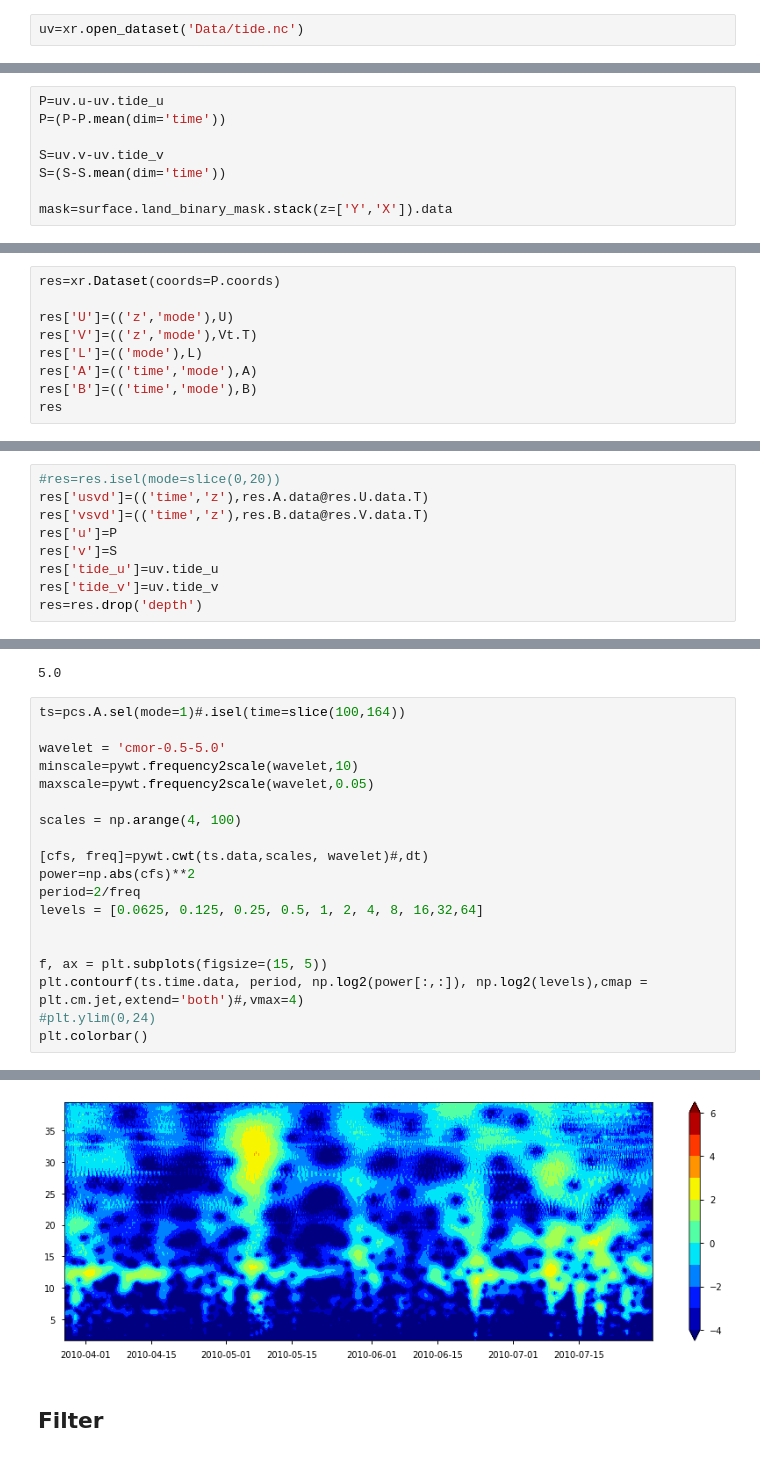
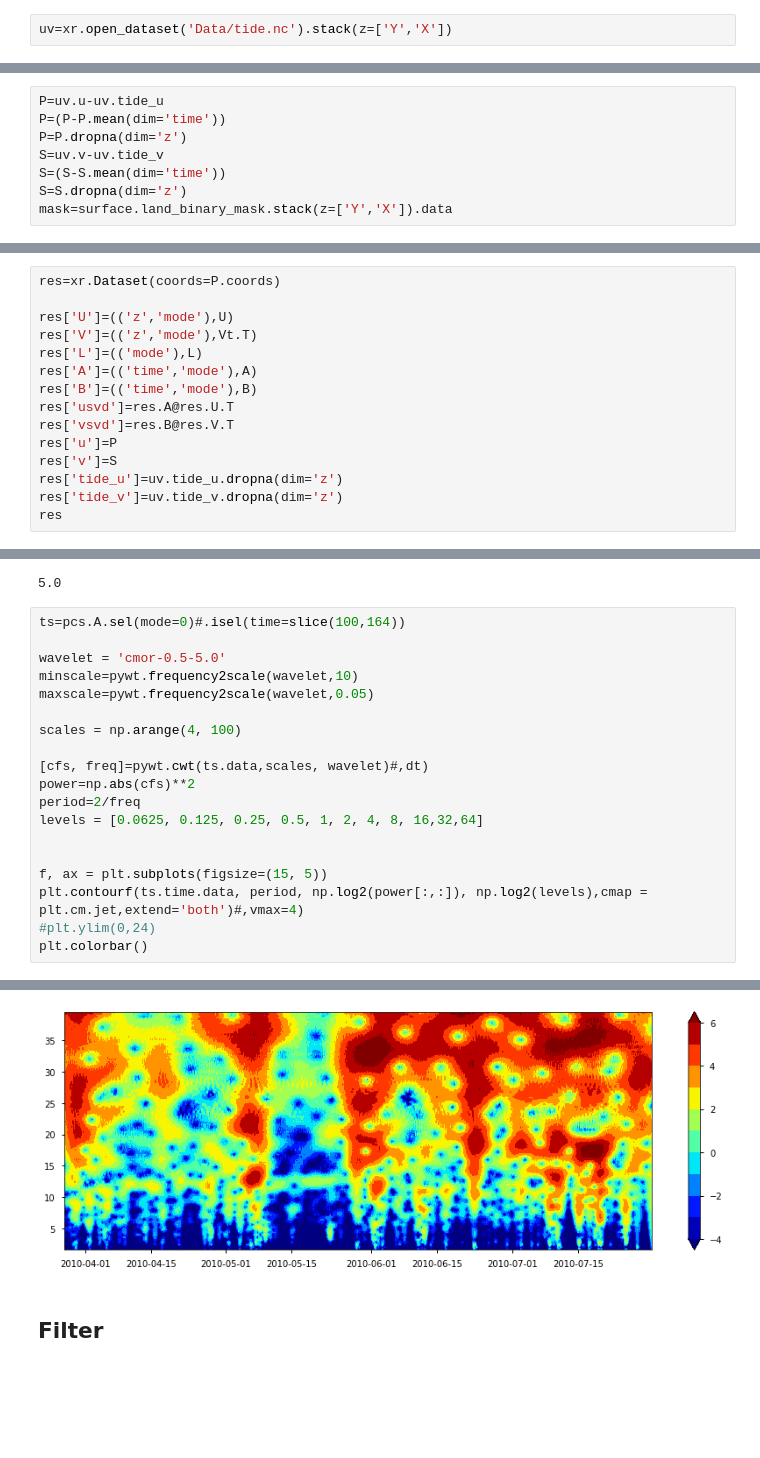
Before and after one commit to galendal/FACTS, a Jupyter notebook: MCA.ipynb, the cells around one changed output, grey strips where cells are left out. Drawn from its saved outputs; the diff is of its cells as text; blank space fills up the shorter version.

```diff
--- a/MCA.ipynb
+++ b/MCA.ipynb
@@ -232,4 +232,4 @@ coef
 # %%
 uv.unstack('z').to_netcdf('Data/tide_foc.nc')
 # %%
-uv=xr.open_dataset('Data/tide.nc')
+uv=xr.open_dataset('Data/tide.nc').stack(z=['Y','X'])
@@ -340,8 +335,8 @@ Here N and *randomstate* is only used if we use randomized_svd in the next step.
 # %%
 P=uv.u-uv.tide_u
 P=(P-P.mean(dim='time'))
-
+P=P.dropna(dim='z')
 S=uv.v-uv.tide_v
 S=(S-S.mean(dim='time'))
-
+S=S.dropna(dim='z')
 mask=surface.land_binary_mask.stack(z=['Y','X']).data
@@ -369,6 +410,12 @@ res['V']=(('z','mode'),Vt.T)
 res['L']=(('mode'),L)
 res['A']=(('time','mode'),A)
 res['B']=(('time','mode'),B)
+res['usvd']=res.A@res.U.T
+res['vsvd']=res.B@res.V.T
+res['u']=P
+res['v']=S
+res['tide_u']=uv.tide_u.dropna(dim='z')
+res['tide_v']=uv.tide_v.dropna(dim='z')
 res
 # %% [output]
 <xarray.Dataset>
@@ -403,11 +452,2 @@ Text(0, 0.5, 'Singular values')
 # %% [markdown]
 Keeping 20 modes. Calculate reconstructed fields and put the original fields into *res*.
-# %%
-#res=res.isel(mode=slice(0,20))
-res['usvd']=(('time','z'),res.A.data@res.U.data.T)
-res['vsvd']=(('time','z'),res.B.data@res.V.data.T)
-res['u']=P
-res['v']=S
-res['tide_u']=uv.tide_u
-res['tide_v']=uv.tide_v
-res=res.drop('depth')
@@ -630,27 +648,27 @@ pywt.frequency2scale('cmor-0.5-5.0',1)
 # %% [output]
 5.0
 # %%
-ts=pcs.A.sel(mode=1)#.isel(time=slice(100,164))
+ts=pcs.A.sel(mode=0)#.isel(time=slice(100,164))
 
 wavelet = 'cmor-0.5-5.0'
 minscale=pywt.frequency2scale(wavelet,10)
 maxscale=pywt.frequency2scale(wavelet,0.05)
 
 scales = np.arange(4, 100)
 
 [cfs, freq]=pywt.cwt(ts.data,scales, wavelet)#,dt)
 power=np.abs(cfs)**2
 period=2/freq
 levels = [0.0625, 0.125, 0.25, 0.5, 1, 2, 4, 8, 16,32,64]
 
 
 f, ax = plt.subplots(figsize=(15, 5))
 plt.contourf(ts.time.data, period, np.log2(power[:,:]), np.log2(levels),cmap = plt.cm.jet,extend='both')#,vmax=4)
 #plt.ylim(0,24)
 plt.colorbar()
 # %% [output]
 <matplotlib.colorbar.Colorbar at 0x...>
-[figure, old version]
+[figure, new version]
 # %% [markdown]
 ## Filter
 # %%
```
Also changed, not shown: parts of 27 cells of this notebook.
